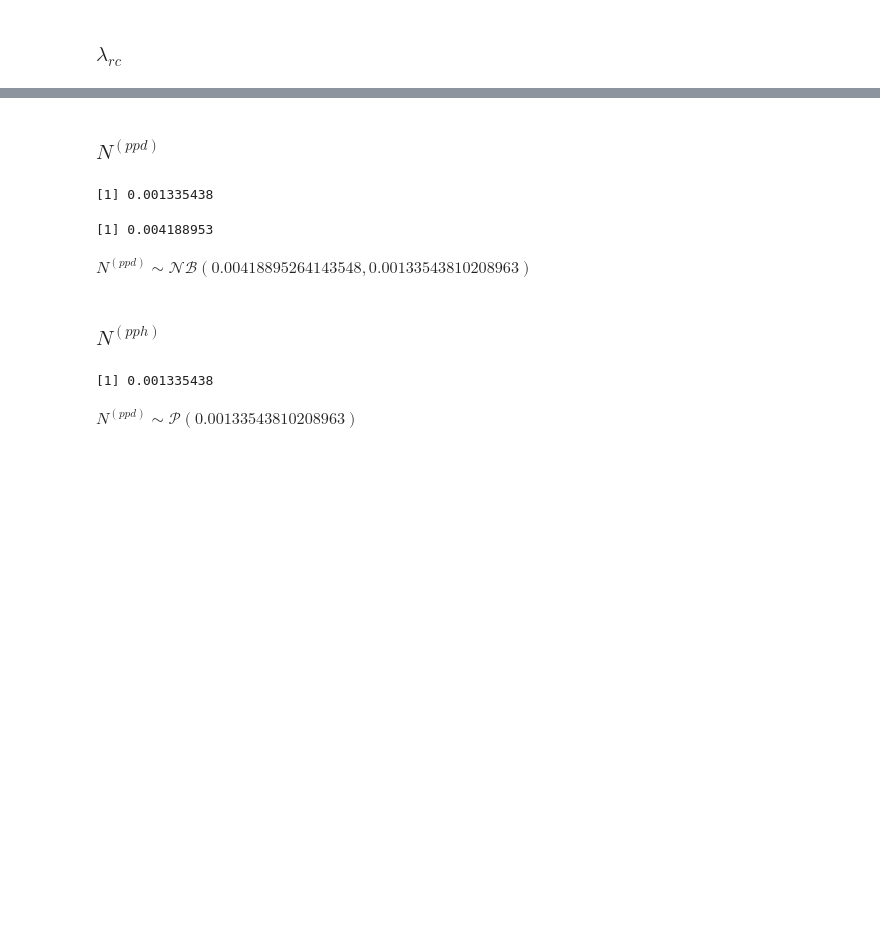
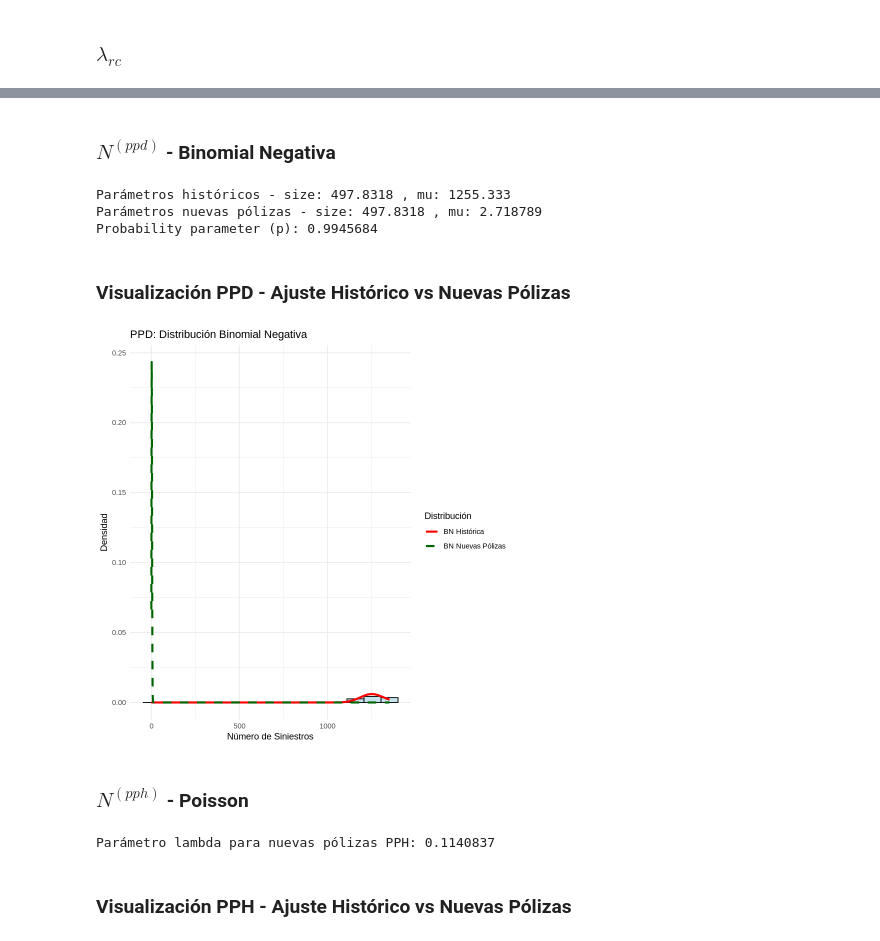
Before and after one commit to RiemannIntegrable/modelo-de-riesgo-colectivo-en-siniestros-de-autos, a Jupyter notebook: notebooks/modelo_de_frecuencia.ipynb, the cells around one changed output, grey strips where cells are left out. Saved outputs shown, nothing was run; the diff lists cells and outputs as text; code cells hidden in the pictures; blank space fills up the shorter version.

```diff
--- a/notebooks/modelo_de_frecuencia.ipynb
+++ b/notebooks/modelo_de_frecuencia.ipynb
@@ -160,4 +200,4 @@ CONCLUSIÓN: Hay evidencia de sobredispersión. Se recomienda Binomial Negativa.
 # %% [markdown]
 ### $\lambda_{ppd}$
 # %%
-mean(ppd$siniestros)/mean(ppd$Numero_polizas)
+l_ppd <- mean(ppd$tasa)
@@ -186,20 +234,66 @@ mean(rc$siniestros)/mean(rc$Numero_polizas)
 # %% [markdown]
-### $N^{(ppd)}$
+### $N^{(ppd)}$ - Binomial Negativa
 # %%
-1.14103538385192e-05  * 117.037396121884
+# Cálculos para PPD (Binomial Negativa)
+# Parámetros históricos del ajuste
+size_hist_ppd <- resultado_ppd$ajustes$binomial_negativa$parametros$size
+mu_hist_ppd <- resultado_ppd$ajustes$binomial_negativa$parametros$mu
+
+# Para nuevas pólizas
+mu_nuevas_ppd <- l_ppd * mean(vigentes_ppd$polizas_activas)
+size_nuevas_ppd <- size_hist_ppd  # El parámetro size se mantiene
+
+# Parámetro de probabilidad para referencia
+prob_ppd <- size_nuevas_ppd / (size_nuevas_ppd + mu_nuevas_ppd)
+
+cat("Parámetros históricos - size:", size_hist_ppd, ", mu:", mu_hist_ppd, "\n")
+cat("Parámetros nuevas pólizas - size:", size_nuevas_ppd, ", mu:", mu_nuevas_ppd, "\n")
+cat("Probability parameter (p):", prob_ppd, "\n")
 # %% [output]
-[1] 0.001335438
+Parámetros históricos - size: 497.8318 , mu: 1255.333
+Parámetros nuevas pólizas - size: 497.8318 , mu: 2.718789
+Probability parameter (p): 0.9945684
-# %%
-0.00133543810208963 / (1.3188 - 1)
-# %% [output]
-[1] 0.004188953
-# %% [markdown]
-$N^{(ppd)} \sim \mathcal{NB}(0.00418895264143548,0.00133543810208963)$
+# %% [markdown]
+### Visualización PPD - Ajuste Histórico vs Nuevas Pólizas
+# %%
+# Gráfico PPD - Solo Binomial Negativa (distribución recomendada)
+max_val <- max(ppd$siniestros)
+x_vals <- 0:max_val
+
+# Distribuciones Binomial Negativa (histórica y nuevas pólizas)
+nbinom_hist <- dnbinom(x_vals, size = size_hist_ppd, mu = mu_hist_ppd)
+nbinom_nuevas <- dnbinom(x_vals, size = size_nuevas_ppd, mu = mu_nuevas_ppd)
+
+# Preparar datos para ggplot
+df_hist <- data.frame(
+  x = x_vals,
+  BN_Historica = nbinom_hist,
+  BN_Nuevas = nbinom_nuevas
+)
+
+# Gráfico
+p_ppd <- ggplot() +
+  geom_histogram(data = data.frame(siniestros = ppd$siniestros),
+                 aes(x = siniestros, y = ..density..),
+                 bins = 15, alpha = 0.7, fill = "lightblue", color = "black") +
+  geom_line(data = df_hist, aes(x = x, y = BN_Historica, color = "BN Histórica"), size = 1.2) +
+  geom_line(data = df_hist, aes(x = x, y = BN_Nuevas, color = "BN Nuevas Pólizas"), size = 1.2, linetype = "dashed") +
+  scale_color_manual(values = c("BN Histórica" = "red", "BN Nuevas Pólizas" = "darkgreen")) +
+  labs(title = "PPD: Distribución Binomial Negativa",
+       x = "Número de Siniestros", y = "Densidad", color = "Distribución") +
+  theme_minimal()
+
+print(p_ppd)
+# %% [output]
+[figure, added]
 # %% [markdown]
-### $N^{(pph)}$
+### $N^{(pph)}$ - Poisson
 # %%
-117.037396121884 * 1.14103538385192e-05
+# Cálculos para PPH (Poisson)
+mu_nuevas_pph <- l_pph * mean(vigentes_pph$polizas_activas)
+
+cat("Parámetro lambda para nuevas pólizas PPH:", mu_nuevas_pph, "\n")
 # %% [output]
-[1] 0.001335438
+Parámetro lambda para nuevas pólizas PPH: 0.1140837
 # %% [markdown]
-$N^{(ppd)} \sim \mathcal{P}(0.00133543810208963)$
+### Visualización PPH - Ajuste Histórico vs Nuevas Pólizas
```
Also changed, not shown: parts of 34 cells of this notebook, 34 other files.
